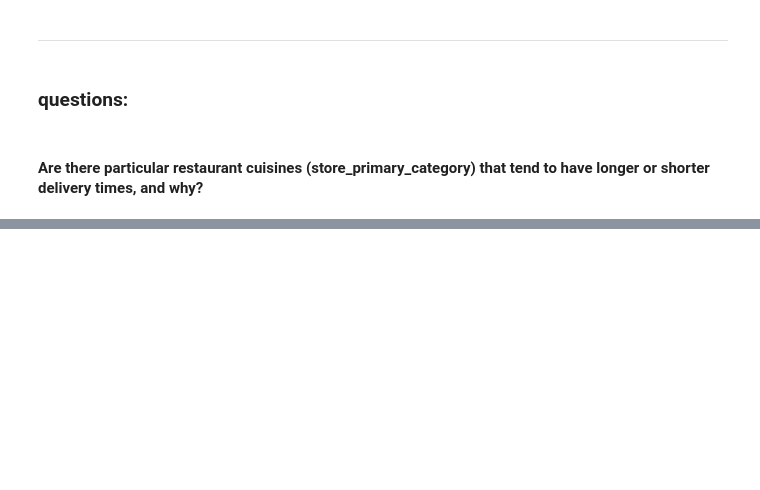
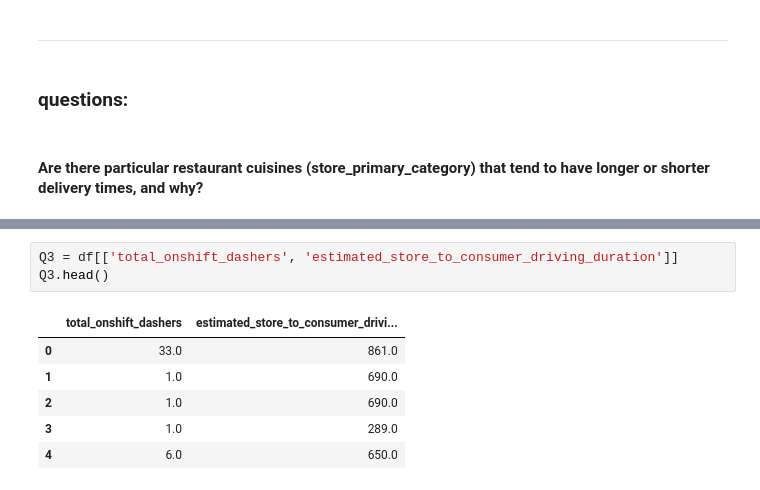
Before and after one commit to Senayitalazarb/DeliveryPredictionModel, a Jupyter notebook: Door_dash.ipynb, the cells around one changed output, grey strips where cells are left out. Drawn from its saved outputs; the diff is of its cells as text; blank space fills up the shorter version.

```diff
--- a/Door_dash.ipynb
+++ b/Door_dash.ipynb
@@ -842,0 +927,10 @@ plt.show()
+# %%
+Q3 = df[['total_onshift_dashers', 'estimated_store_to_consumer_driving_duration']]
+Q3.head()
+# %% [output]
+|  | total_onshift_dashers | estimated_store_to_consumer_drivi... |
+| 0 | 33.0 | 861.0 |
+| 1 | 1.0 | 690.0 |
+| 2 | 1.0 | 690.0 |
+| 3 | 1.0 | 289.0 |
+| 4 | 6.0 | 650.0 |
```
Also changed, not shown: parts of 25 cells of this notebook.
